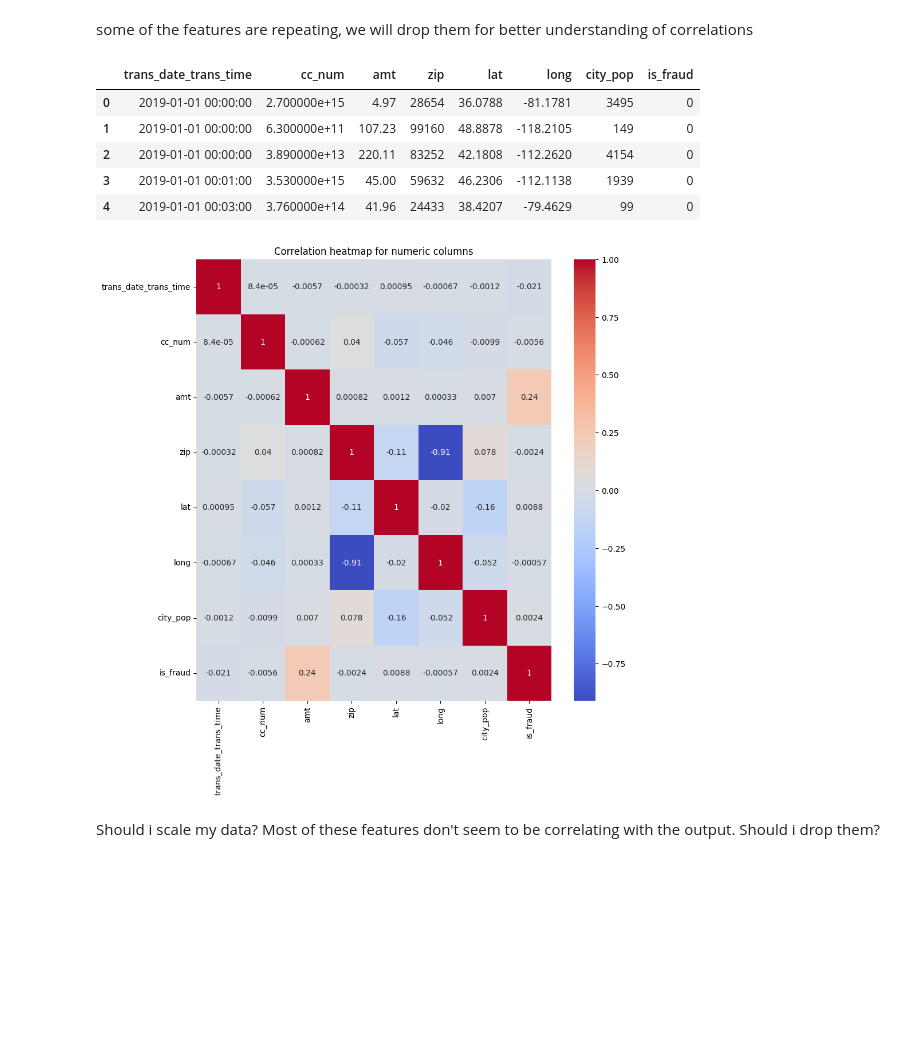
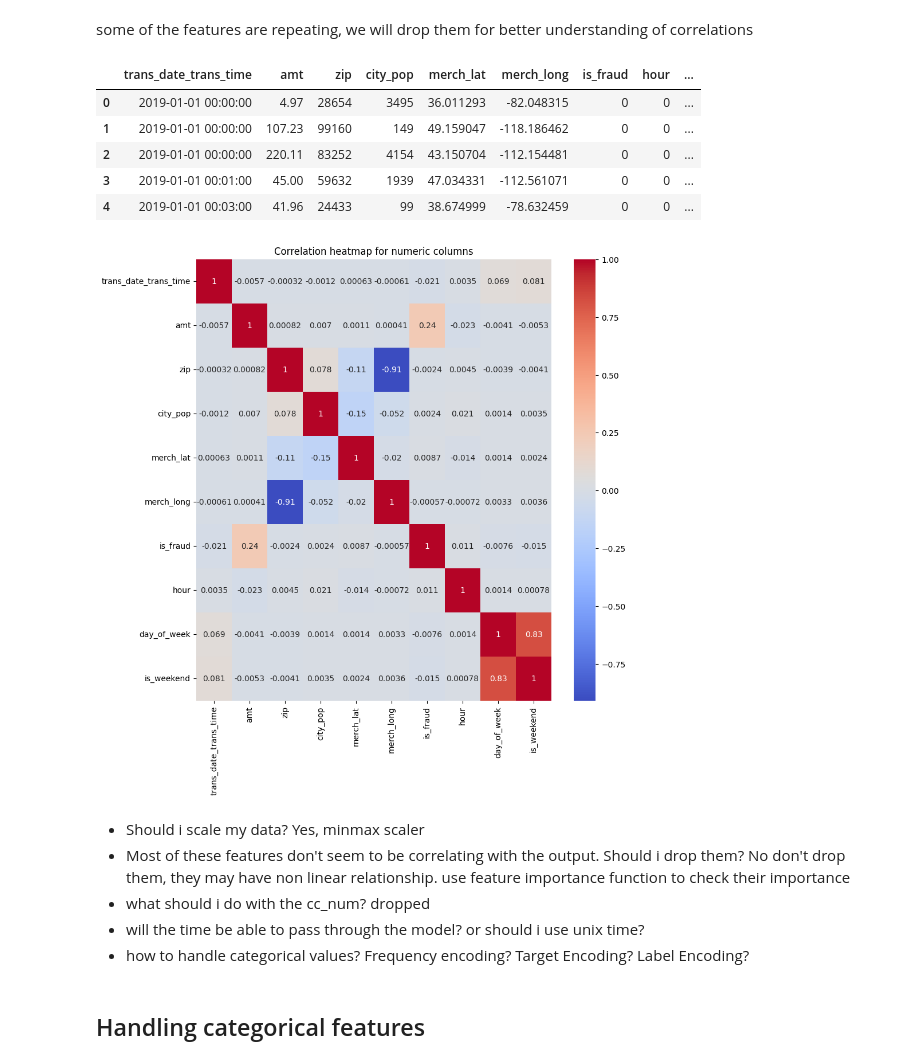
Before and after one commit to InspectorGoole/ML-project, a Jupyter notebook: detect.ipynb, the cells around one changed output. Saved outputs shown, nothing was run; the diff lists cells and outputs as text; code cells hidden in the pictures; blank space fills up the shorter version.

```diff
--- a/detect.ipynb
+++ b/detect.ipynb
@@ -107,5 +118,9 @@ memory usage: 54.9+ MB
+# %%
+df['hour'] = df['trans_date_trans_time'].dt.hour
+df['day_of_week'] = df['trans_date_trans_time'].dt.day_of_week
+df['is_weekend'] = (df['trans_date_trans_time'].dt.day_of_week >=5).astype(int)
 # %%
-numeric = ['trans_date_trans_time', 'cc_num', 'amt', 'zip', 'lat', 'long', 'city_pop', 'unix_time', 'merch_lat', 'merch_long', 'is_fraud']
+numeric = ['trans_date_trans_time', 'cc_num', 'amt', 'zip', 'lat', 'long', 'city_pop', 'unix_time', 'merch_lat', 'merch_long', 'is_fraud', 'hour', 'day_of_week', 'is_weekend']
 
 df_numeric = df[numeric]
 df_numeric.head()
@@ -132,15 +188,15 @@ plt.show()
 # %% [markdown]
 some of the features are repeating, we will drop them for better understanding of correlations
 # %%
-new_df = df_numeric.drop(columns=['unix_time', 'merch_lat', 'merch_long'])
+new_df = df_numeric.drop(columns=['cc_num','unix_time', 'lat', 'long'])
 new_df.head()
 # %% [output]
-|  | trans_date_trans_time | cc_num | amt | zip | lat | long | city_pop | is_fraud |
-| 0 | 2019-01-01 00:00:00 | 2.700000e+15 | 4.97 | 28654 | 36.0788 | -81.1781 | 3495 | 0 |
-| 1 | 2019-01-01 00:00:00 | 6.300000e+11 | 107.23 | 99160 | 48.8878 | -118.2105 | 149 | 0 |
-| 2 | 2019-01-01 00:00:00 | 3.890000e+13 | 220.11 | 83252 | 42.1808 | -112.2620 | 4154 | 0 |
-| 3 | 2019-01-01 00:01:00 | 3.530000e+15 | 45.00 | 59632 | 46.2306 | -112.1138 | 1939 | 0 |
-| 4 | 2019-01-01 00:03:00 | 3.760000e+14 | 41.96 | 24433 | 38.4207 | -79.4629 | 99 | 0 |
+|  | trans_date_trans_time | amt | zip | city_pop | merch_lat | merch_long | is_fraud | hour | ... |
+| 0 | 2019-01-01 00:00:00 | 4.97 | 28654 | 3495 | 36.011293 | -82.048315 | 0 | 0 | ... |
+| 1 | 2019-01-01 00:00:00 | 107.23 | 99160 | 149 | 49.159047 | -118.186462 | 0 | 0 | ... |
+| 2 | 2019-01-01 00:00:00 | 220.11 | 83252 | 4154 | 43.150704 | -112.154481 | 0 | 0 | ... |
+| 3 | 2019-01-01 00:01:00 | 45.00 | 59632 | 1939 | 47.034331 | -112.561071 | 0 | 0 | ... |
+| 4 | 2019-01-01 00:03:00 | 41.96 | 24433 | 99 | 38.674999 | -78.632459 | 0 | 0 | ... |
 # %%
 
 plt.figure(figsize = (10, 10))
@@ -152,7 +208,12 @@ sns.heatmap(corr, annot=True, cmap='coolwarm')
 plt.title('Correlation heatmap for numeric columns')
 plt.show()
 # %% [output]
-[figure, old version]
+[figure, new version]
-# %% [markdown]
-Should i scale my data?
-Most of these features don't seem to be correlating with the output. Should i drop them?
+# %% [markdown]
+* Should i scale my data? Yes, minmax scaler
+* Most of these features don't seem to be correlating with the output. Should i drop them? No don't drop them, they may have non linear relationship. use feature importance function to check their importance
+* what should i do with the cc_num? dropped
+* will the time be able to pass through the model? or should i use unix time?
+* how to handle categorical values? Frequency encoding? Target Encoding? Label Encoding?
+# %% [markdown]
+## Handling categorical features
```
Also changed, not shown: parts of 26 cells of this notebook.
